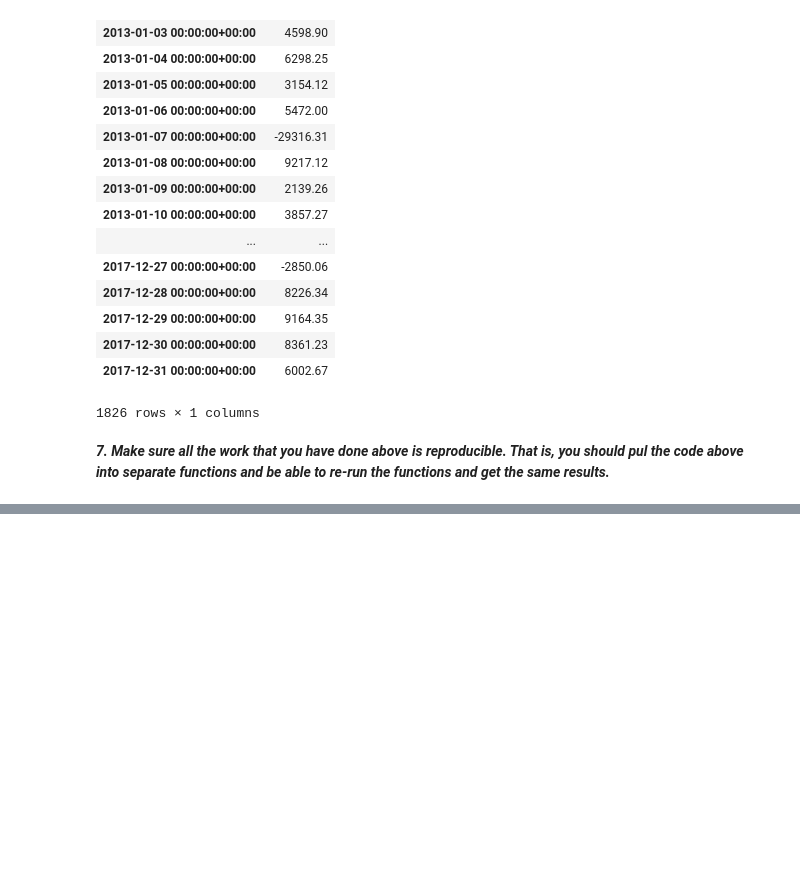
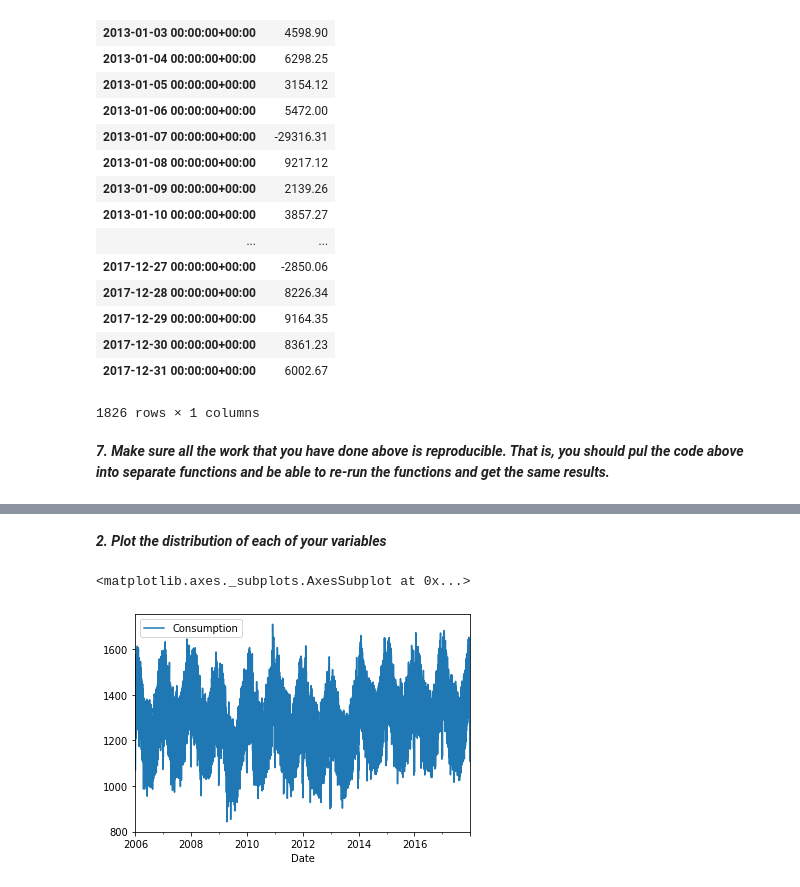
Before and after one commit to SaraPena/ds-methodologies-exercises, a Jupyter notebook: time_series/prepare-exercises.ipynb, the cells around one changed output, grey strips where cells are left out. Cells and saved outputs as stored; diff of their text form; code cells hidden in the pictures; blank space fills up the shorter version.

```diff
--- a/time_series/prepare-exercises.ipynb
+++ b/time_series/prepare-exercises.ipynb
@@ -231,0 +262,3 @@ by_date[['sales_total']].resample('D').sum().diff()
+# %%
+df.rename(columns = {'Wind+Solar': 'Wind_Solar'},inplace = True)
+df.head()
@@ -231,0 +272,2 @@ by_date[['sales_total']].resample('D').sum().diff()
+# %%
+df['Date'] = pd.to_datetime(df['Date'])
@@ -231,0 +287,11 @@ by_date[['sales_total']].resample('D').sum().diff()
+# %% [markdown]
+***2. Plot  the distribution of each of your variables***
+# %%
+df.sort_values('Date',inplace = True)
+# %%
+by_date = df.groupby(['Date'])['Consumption'].sum().reset_index()
+# %%
+by_date.plot(x='Date', y='Consumption')
+# %% [output]
+<matplotlib.axes._subplots.AxesSubplot at 0x...>
+[figure, added]
```
Also changed, not shown: parts of 24 cells of this notebook.
